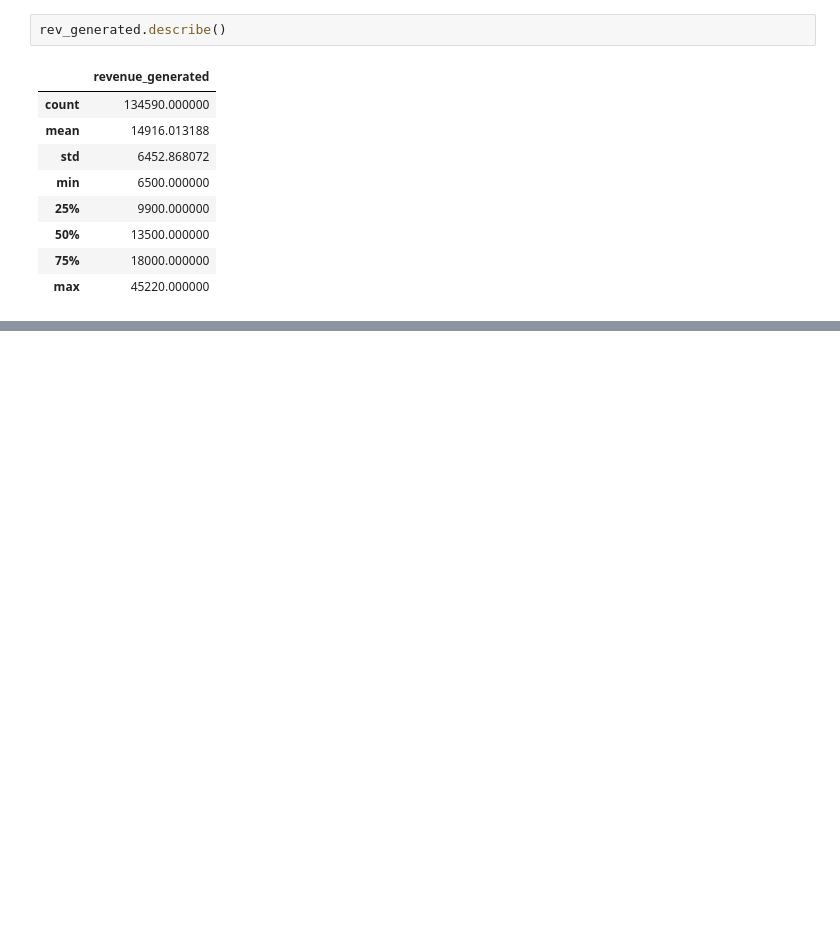
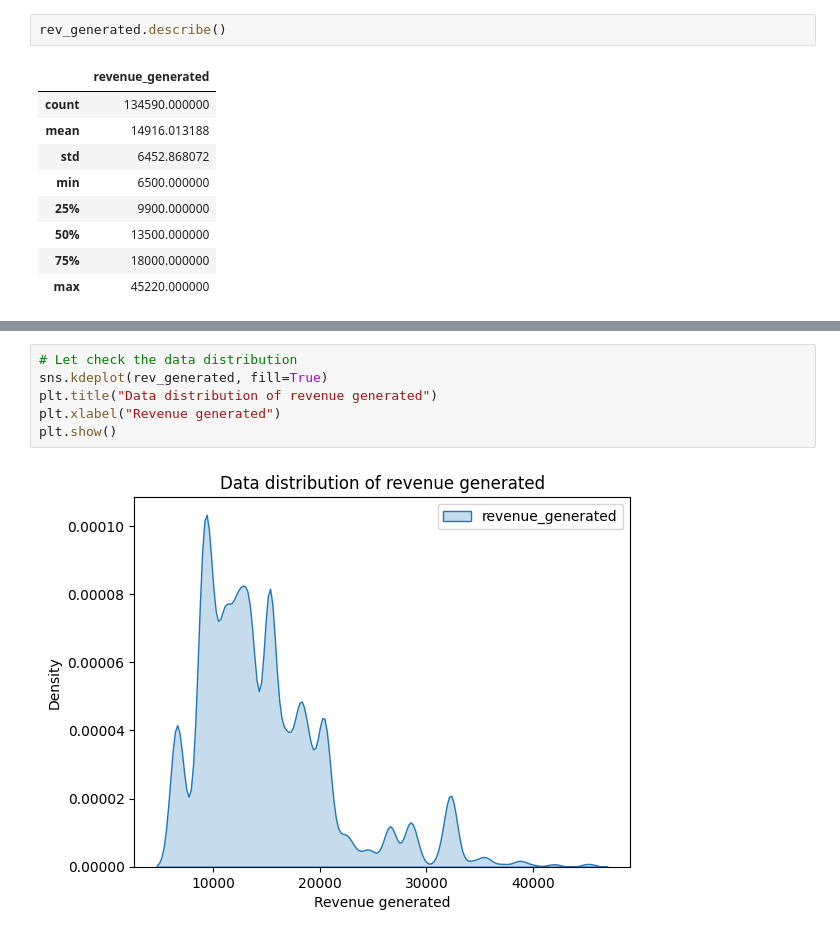
Before and after one commit to Bhuvi128/Hospitality-Revenue-Optimization-Data-analysis, a Jupyter notebook: Hospitality Revenue Optimzation.ipynb, the cells around one changed output, grey strips where cells are left out. Saved outputs shown, nothing was run; the diff lists cells and outputs as text; blank space fills up the shorter version.

```diff
--- a/Hospitality Revenue Optimzation.ipynb
+++ b/Hospitality Revenue Optimzation.ipynb
@@ -47,0 +63,8 @@ rev_generated.describe()
+# %%
+# Let check the data distribution
+sns.kdeplot(rev_generated, fill=True)
+plt.title("Data distribution of revenue generated")
+plt.xlabel("Revenue generated")
+plt.show()
+# %% [output]
+[figure, added]
```
Also changed, not shown: parts of 31 cells of this notebook, 1 other file.
